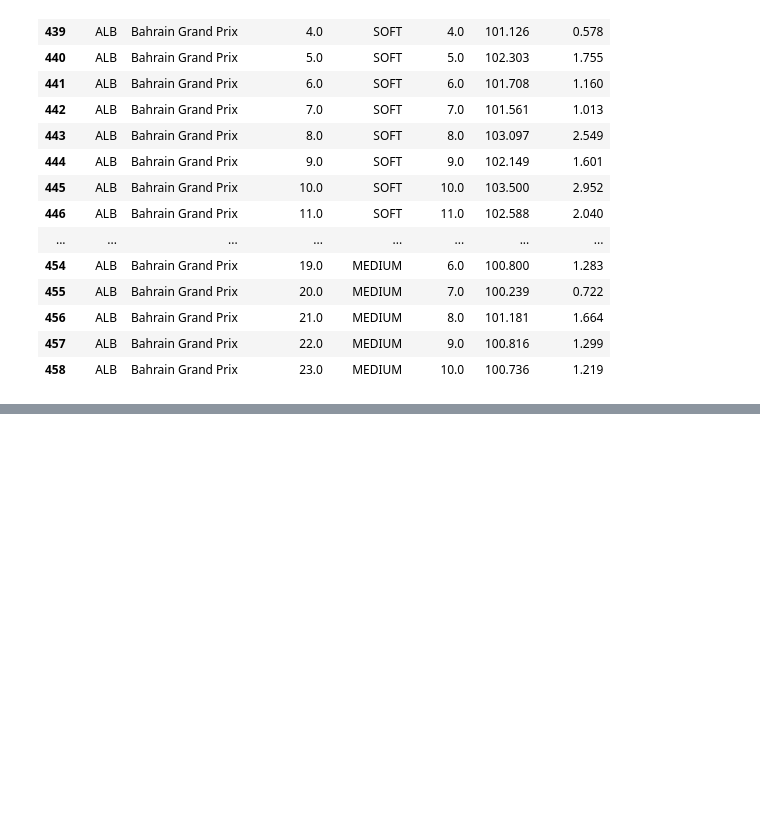
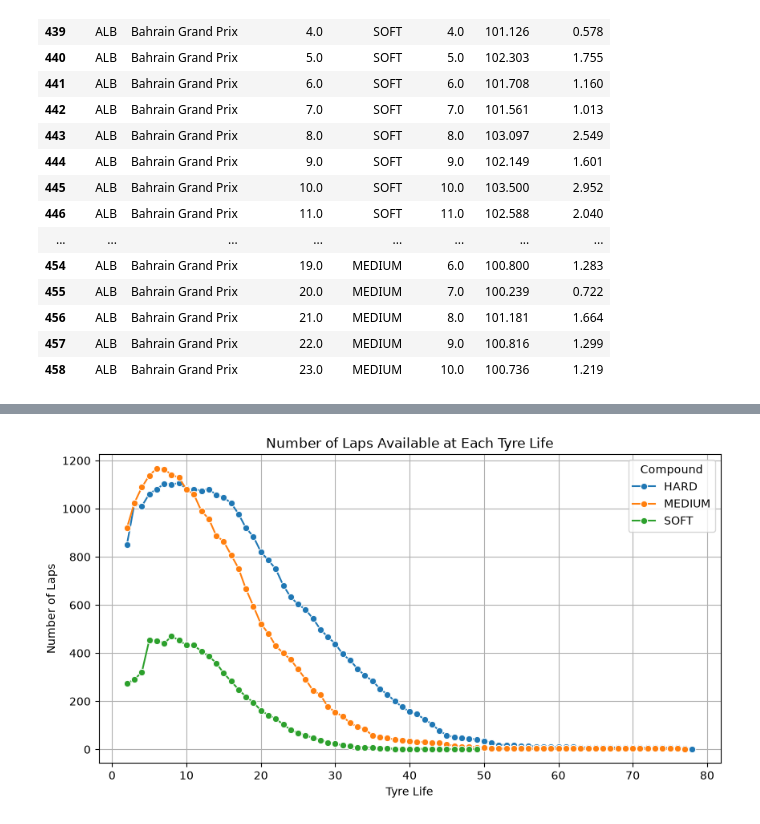
Before and after one commit to Sami-Krothapalli/F1-Tire-Degradation-Analysis, a Jupyter notebook: f1_tyre_degradation.ipynb, the cells around one changed output, grey strips where cells are left out. Cells and saved outputs as stored; diff of their text form; code cells hidden in the pictures; blank space fills up the shorter version.

```diff
--- a/f1_tyre_degradation.ipynb
+++ b/f1_tyre_degradation.ipynb
@@ -122,0 +125,9 @@ clean_laps[["Driver", "GP", "LapNumber", "Compound", "TyreLife", "LapTime", "Pac
+# %%
+# Count how many laps we have
+tyre_life_counts = (
+    clean_laps
+    .groupby(["Compound", "TyreLife"])
+    .size()
+    .reset_index(name="LapCount")
+)
+tyre_life_counts.head()
@@ -122,0 +141,19 @@ clean_laps[["Driver", "GP", "LapNumber", "Compound", "TyreLife", "LapTime", "Pac
+# %%
+# Plot Lap Counts
+plt.figure(figsize=(10, 5))
+
+sns.lineplot(
+    data=tyre_life_counts,
+    x="TyreLife",
+    y="LapCount",
+    hue="Compound",
+    marker="o"
+)
+
+plt.title("Number of Laps Available at Each Tyre Life")
+plt.xlabel("Tyre Life")
+plt.ylabel("Number of Laps")
+plt.grid(True)
+plt.show()
+# %% [output]
+[figure, added]
```
Also changed, not shown: parts of 16 cells of this notebook.
